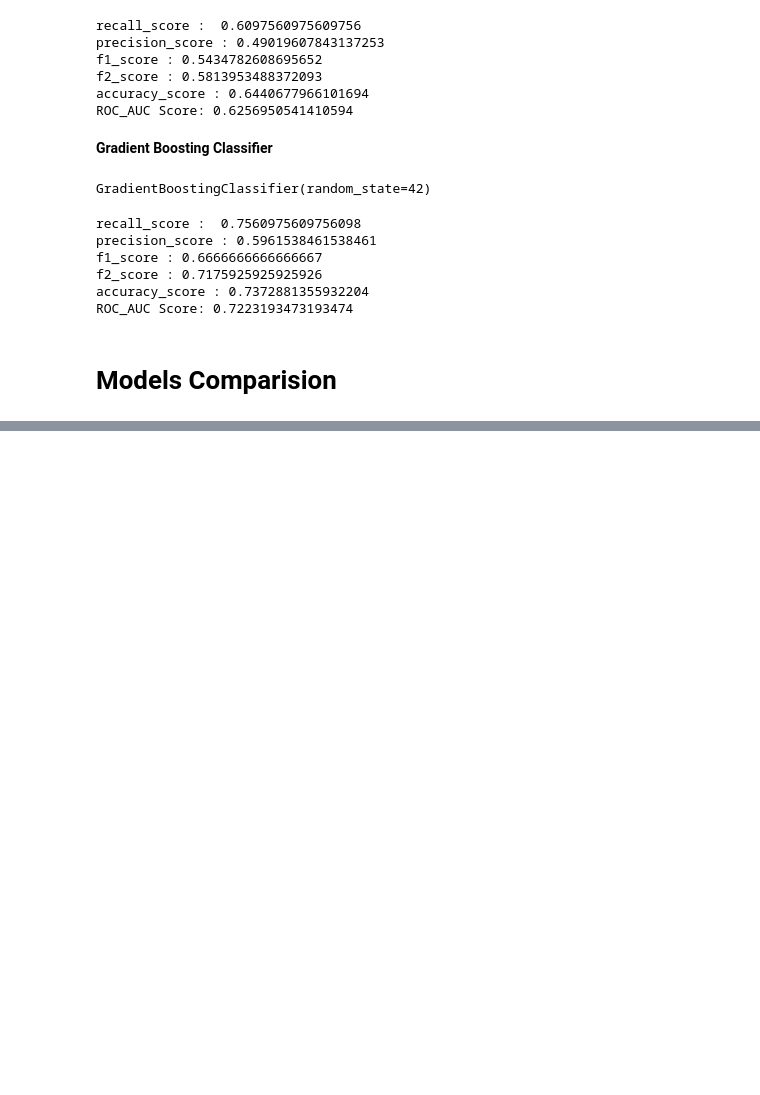
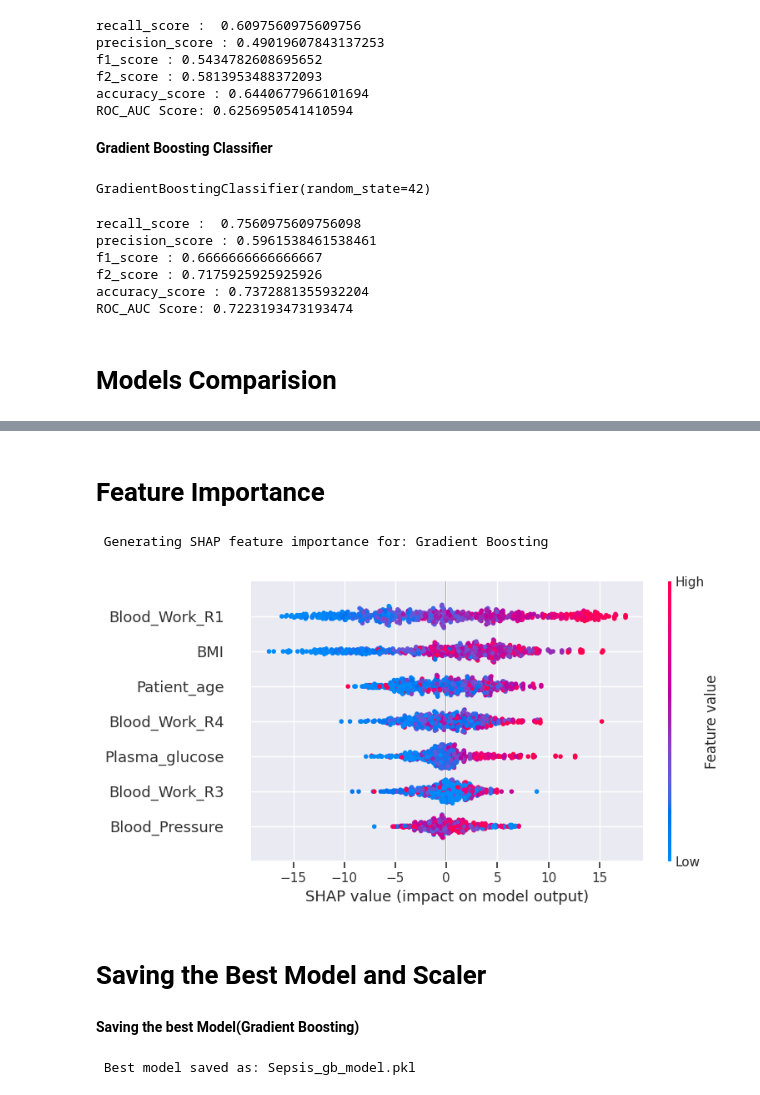
Before and after one commit to sparkysparo/Machine-Learning-for-Early-Prediction-Detection-and-Monitoring-of-Sepsis-in-A-E-and-ICU, a Jupyter notebook: Project_MSC_Machine_Learning_for_Early_Prediction,Detection_and_Monitoring_of_Sepsis_in_A&E_and_ICU_Settings.ipynb, the cells around one changed output, grey strips where cells are left out. Saved outputs shown, nothing was run; the diff lists cells and outputs as text; code cells hidden in the pictures; blank space fills up the shorter version.

```diff
--- a/Project_MSC_Machine_Learning_for_Early_Prediction,Detection_and_Monitoring_of_Sepsis_in_A&E_and_ICU_Settings.ipynb
+++ b/Project_MSC_Machine_Learning_for_Early_Prediction,Detection_and_Monitoring_of_Sepsis_in_A&E_and_ICU_Settings.ipynb
@@ -1498,0 +1614,20 @@ ROC_AUC Score: 0.7223193473193474
+# %%
+# Perform RandomizedSearchCV for each model
+best_models = {}
+best_scores = {}
+
+for model_name, model in models.items():
+    print(f"Running RandomizedSearchCV for {model_name}...")
+
+    search = RandomizedSearchCV(
+        estimator=model,
+        param_distributions=param_grid[model_name],
+        n_iter=20,  # Number of random combinations to try
+        cv=5,       # 5-Fold Cross Validation
+        scoring='accuracy',
+        n_jobs=-1,
+        verbose=1,
+        random_state=42
+    )
+
+    search.fit(X_train, y_train)
@@ -1498,0 +1649,12 @@ ROC_AUC Score: 0.7223193473193474
+# %%
+# Store the best model and score
+best_models[model_name] = search.best_estimator_
+best_scores[model_name] = search.best_score_
+
+# Find the best model overall
+best_model_name = max(best_scores, key=best_scores.get)
+best_model = best_models[best_model_name]
+
+print("\nBest Model After Hyperparameter Tuning:")
+print(f"{best_model_name} with Accuracy: {best_scores[best_model_name]:.4f}")
+print("Best Parameters:", best_model.get_params())
@@ -1498,0 +1692,42 @@ ROC_AUC Score: 0.7223193473193474
+# %% [markdown]
+# **Feature Importance**
+# %%
+# Using the best model (Gradient Boosting) for Feature Importance
+print(f"\n Generating SHAP feature importance for: {best_model_name}")
+
+# Use TreeExplainer for Gradient Boosting
+explainer = shap.Explainer(best_model)
+shap_values = explainer.shap_values(X_train)
+
+# SHAP Summary Plot
+plt.figure(figsize=(10, 6))
+shap.summary_plot(shap_values, X_train)
+plt.show()
+# %% [output]
+ Generating SHAP feature importance for: Gradient Boosting
+[figure, added]
+# %% [markdown]
+# **Saving the Best Model and Scaler**
+# %% [markdown]
+**Saving the best Model(Gradient Boosting)**
+# %%
+# Saving the best model
+if best_model_name == "Gradient Boosting":
+    model_filename = "Sepsis_gb_model.pkl"
+elif best_model_name == "XGBoost":
+    model_filename = "Sepsis_xgb_model.pkl"
+elif best_model_name == "Random Forest":
+    model_filename = "Sepsis_rf_model.pkl"
+elif best_model_name == "Logistic Regression":
+    model_filename = "Sepsis_lr_model.pkl"
+elif best_model_name == "K Nearest Neighbors":
+    model_filename = "Sepsis_knn_model.pkl"
+elif best_model_name == "Decision Tree":
+    model_filename = "Sepsis_dt_model.pkl"
+else:
+    model_filename = "Sepsis_best_model.pkl"  # Fallback name
+
+joblib.dump(best_model, model_filename)
+print(f"\n Best model saved as: {model_filename}")
+# %% [output]
+ Best model saved as: Sepsis_gb_model.pkl
```
Also changed, not shown: parts of 25 cells of this notebook.
